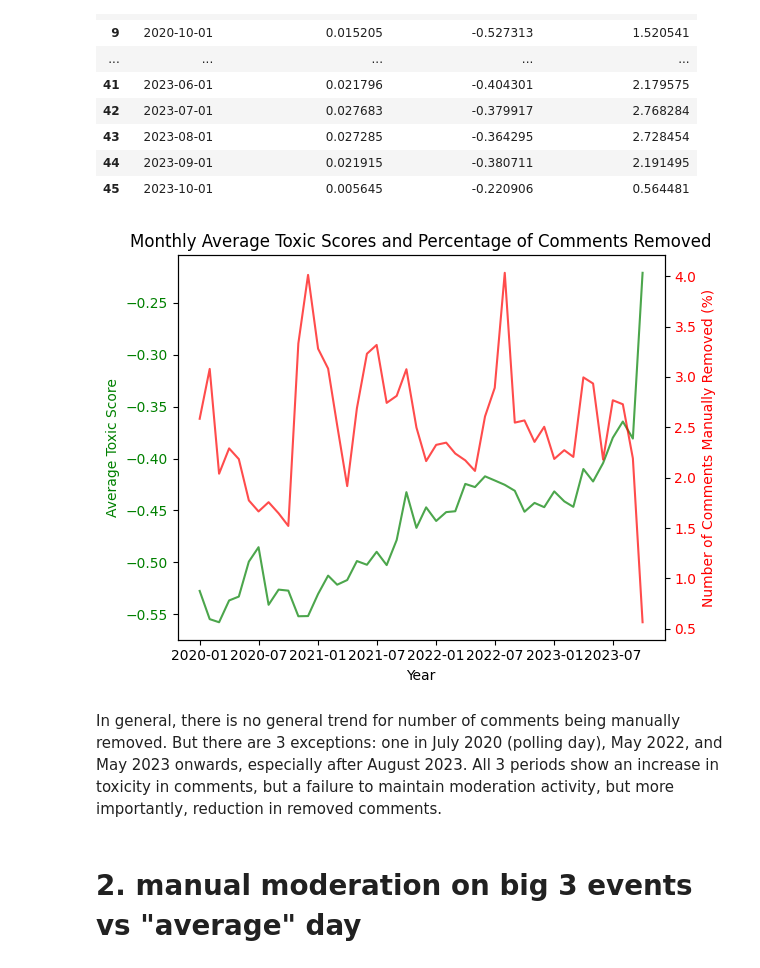
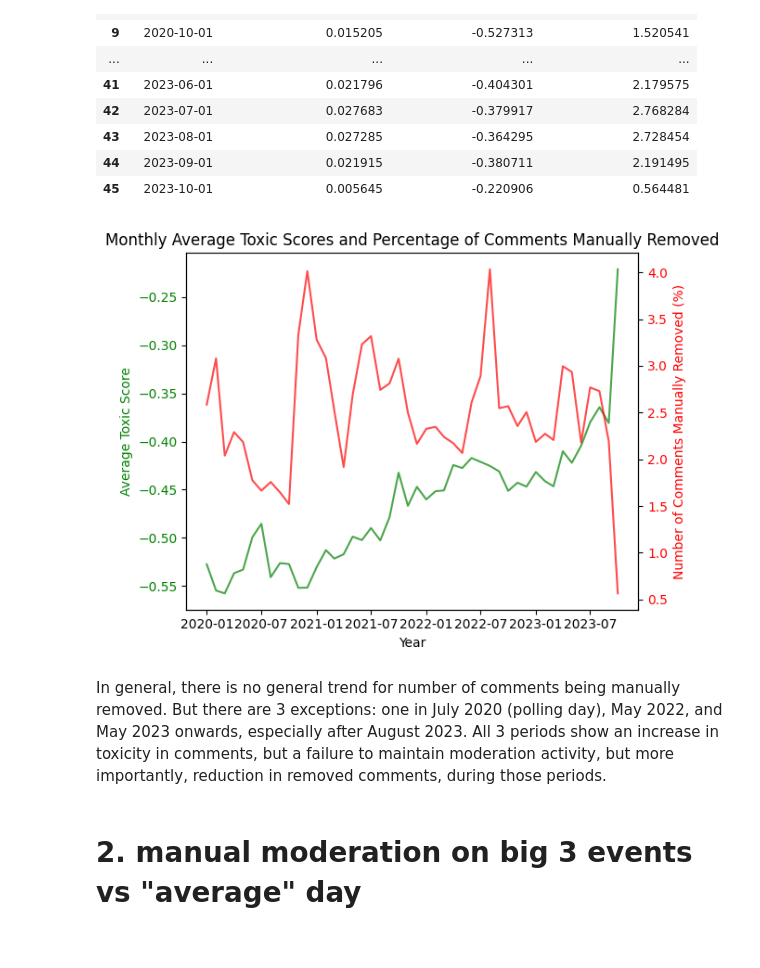
Before and after one commit to rhyden-kx/DSA4264, a Jupyter notebook: eda_2/manual_moderation.ipynb, the cells around one changed output. Cells and saved outputs as stored; diff of their text form; code cells hidden in the pictures.

```diff
--- a/eda_2/manual_moderation.ipynb
+++ b/eda_2/manual_moderation.ipynb
@@ -273,36 +273,36 @@ fig, ax1 = plt.subplots()
 ax1.plot(average_toxicity_and_moderation_per_day_df['year_month'],
          average_toxicity_and_moderation_per_day_df['average_toxic_score'],
          label='Toxic Score', color='green', alpha=0.7)
 ax1.set_xlabel('Year')
 ax1.set_ylabel('Average Toxic Score', color='green')
 ax1.tick_params(axis='y', labelcolor='green')
 
 # Create a second y-axis for the second variable with transparency
 ax2 = ax1.twinx()
 ax2.plot(average_toxicity_and_moderation_per_day_df['year_month'],
          average_toxicity_and_moderation_per_day_df['removed_percentage'],
          label='Number of Comments Manually Removed (%)', color='red', alpha=0.7)
 ax2.set_ylabel('Number of Comments Manually Removed (%)', color='red')
 ax2.tick_params(axis='y', labelcolor='red')
 
 # Format x-axis to show only the year on ax1
 ax1.xaxis.set_major_formatter(plt.matplotlib.dates.DateFormatter('%Y-%m'))
 
 # Turn off x-axis tick labels for ax2 to prevent duplication
 ax2.get_xaxis().set_visible(False)
 
 # Set title and rotate x-axis labels
-plt.title('Monthly Average Toxic Scores and Percentage of Comments Removed')
+plt.title('Monthly Average Toxic Scores and Percentage of Comments Manually Removed')
 plt.xticks(rotation=45)
 
 # Use tight_layout for better spacing
 fig.tight_layout()
 
 # Show the plot
 plt.show()
 # %% [output]
-[figure, old version]
+[figure, new version]
 # %% [markdown]
-In general, there is no general trend for number of comments being manually removed. But there are 3 exceptions: one in July 2020 (polling day), May 2022, and May 2023 onwards, especially after August 2023. All 3 periods show an increase in toxicity in comments, but a failure to maintain moderation activity, but more importantly, reduction in removed comments.
+In general, there is no general trend for number of comments being manually removed. But there are 3 exceptions: one in July 2020 (polling day), May 2022, and May 2023 onwards, especially after August 2023. All 3 periods show an increase in toxicity in comments, but a failure to maintain moderation activity, but more importantly, reduction in removed comments, during those periods.
 # %% [markdown]
 # 2. manual moderation on big 3 events vs "average" day
```
Also changed, not shown: parts of 6 cells of this notebook.
